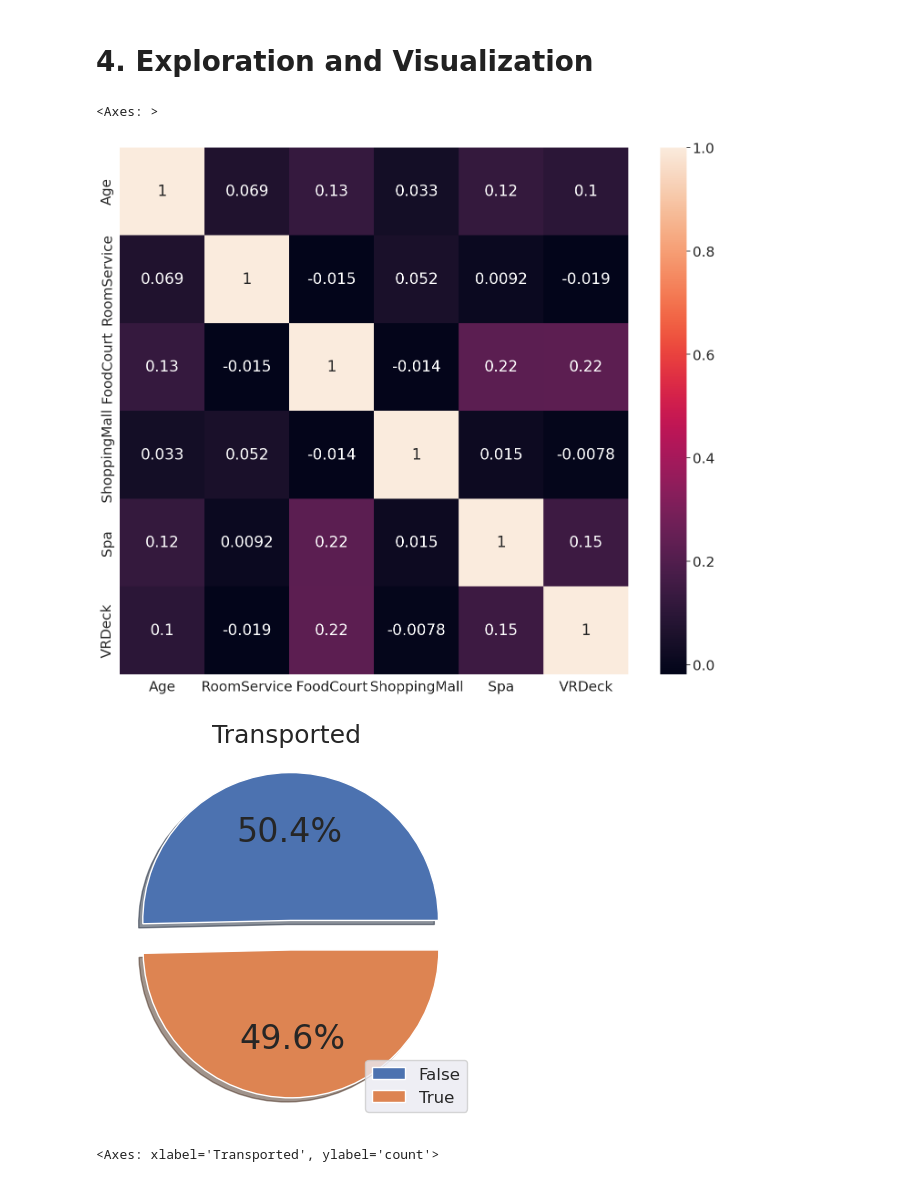
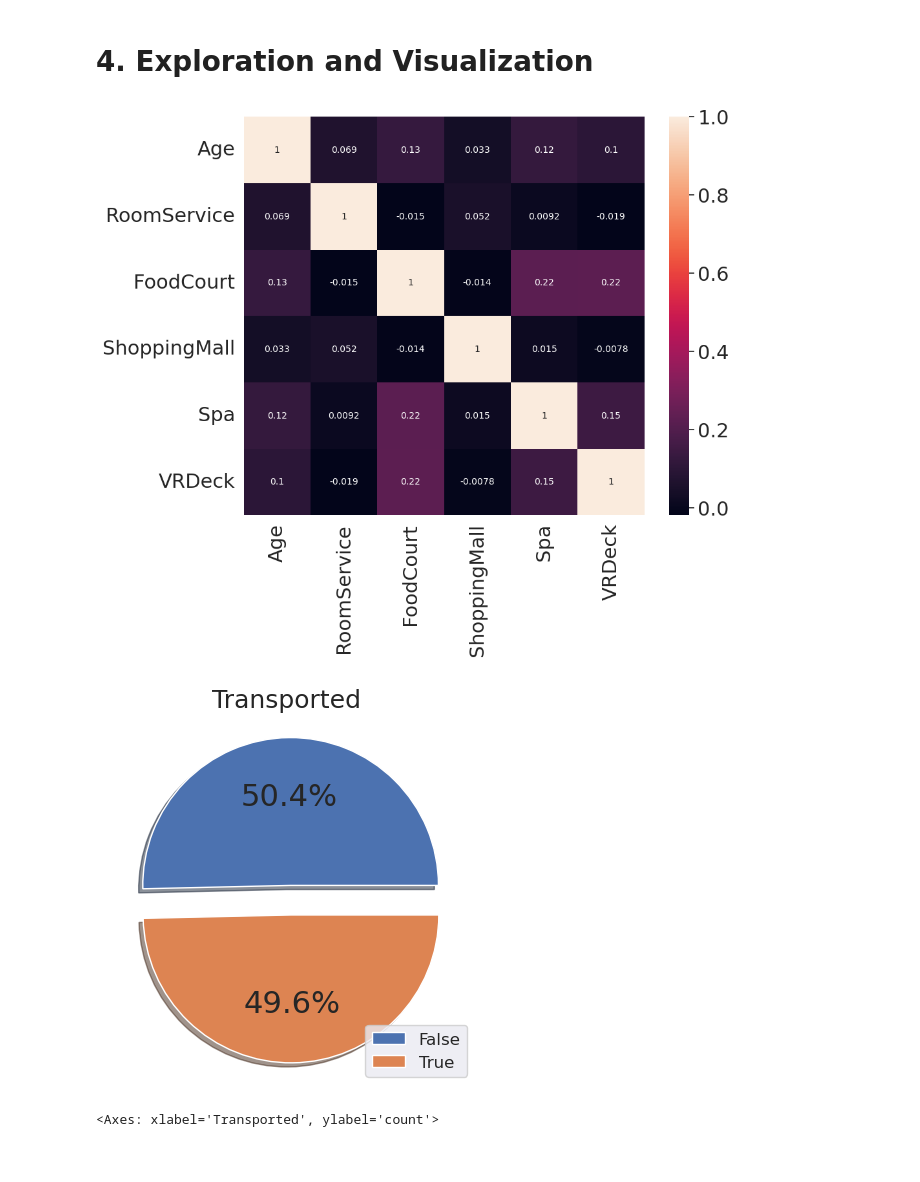
Before and after one commit to SearParsley/cs4320-spaceship-titanic-project, a Jupyter notebook: notebooks/presentation.ipynb, the cells around one changed output. Cells and saved outputs as stored; diff of their text form; code cells hidden in the pictures.

```diff
--- a/notebooks/presentation.ipynb
+++ b/notebooks/presentation.ipynb
@@ -178,18 +178,19 @@ df_test['Cabin'] =df_test['Cabin'].fillna('T/0/P')
 # %% [markdown]
 # 4. Exploration and Visualization
 # %%
-plt.figure(figsize=(15,18)) if VISUALIZING else None
+plt.figure(figsize=(10,8)) if VISUALIZING else None
+plt.rcParams.update({'font.size': 10})
 sns.heatmap(df_train.select_dtypes("number").corr(), annot=True) if VISUALIZING else None
+plt.rcParams.update({'font.size': 22})
 # %% [output]
-<Axes: >
-[figure, old version]
+[figure, new version]
 # %%
 plt.pie(df_train.Transported.value_counts(), shadow=True, explode=[.1,.1], autopct='%.1f%%') if VISUALIZING else None
 plt.title('Transported ', size=18) if VISUALIZING else None
 plt.legend(['False', 'True'], loc='best', fontsize=12) if VISUALIZING else None
 plt.show() if VISUALIZING else None
 # %% [output]
-[figure, old version]
+[figure, new version]
 # %%
 sns.countplot(df_train, x="Transported") if VISUALIZING else None
 # %% [output]
```
Also changed, not shown: parts of 29 cells of this notebook, 1 other file.
